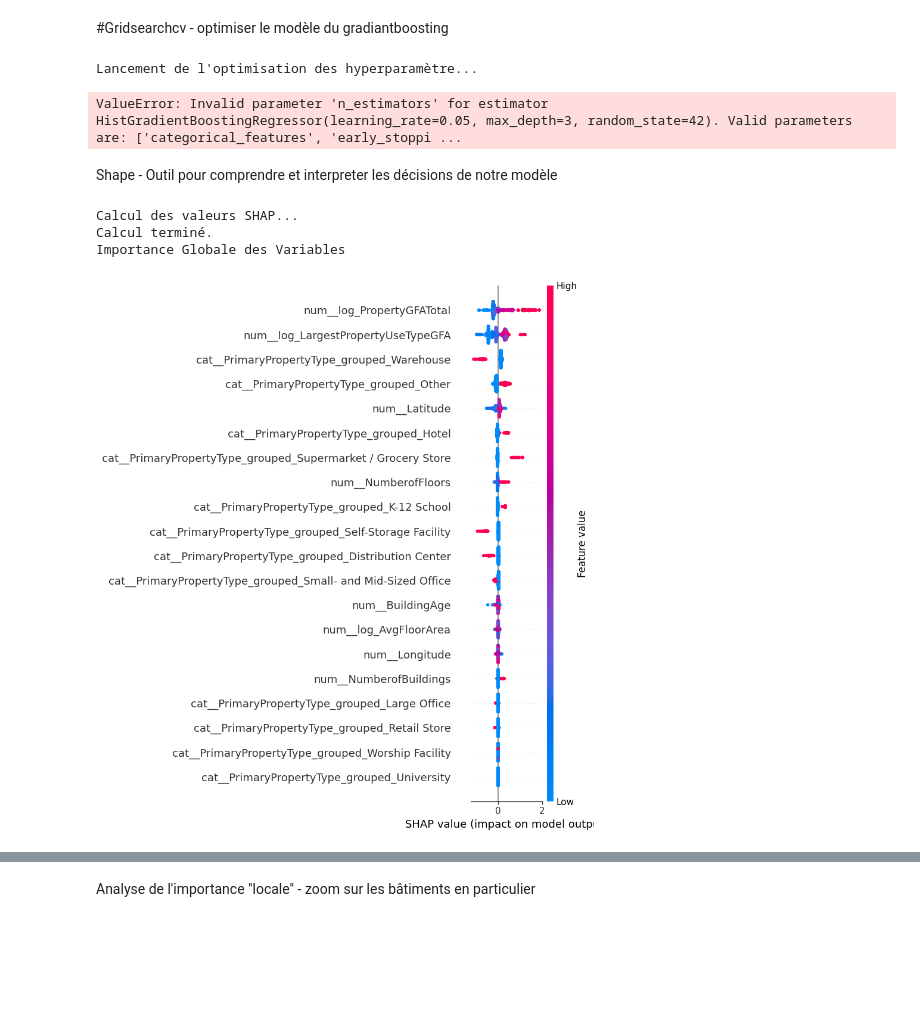
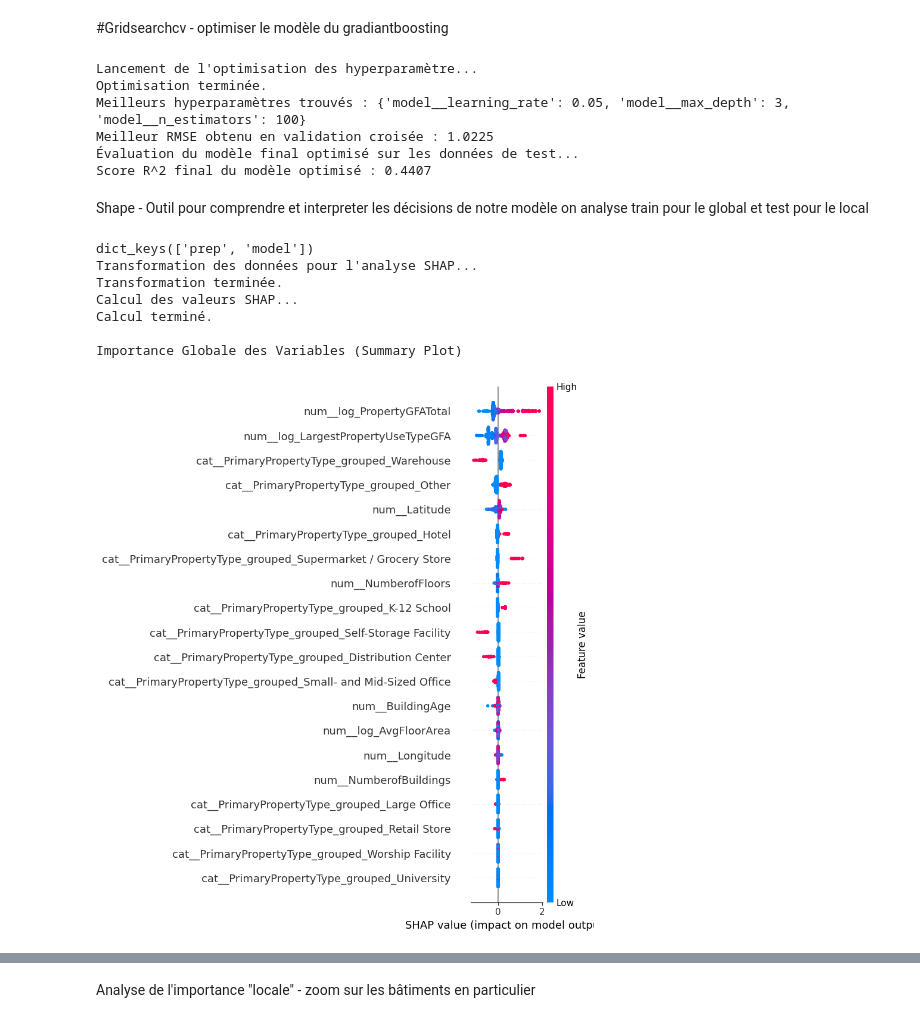
Before and after one commit to LudGold/P03_Pred_Energy_Needs_Building, a Jupyter notebook: Emission_Prediction_buildings.ipynb, the cells around one changed output, grey strips where cells are left out. Drawn from its saved outputs; the diff is of its cells as text; code cells hidden in the pictures; blank space fills up the shorter version.

```diff
--- a/Emission_Prediction_buildings.ipynb
+++ b/Emission_Prediction_buildings.ipynb
@@ -277,8 +297,8 @@ Préparation des données
 # %%
 
 # Sélection X, y - X étant les variables retenues et y la cible
-X = df_work[num_cols + cat_cols].copy()
-y = df_work[target]
+X = df_engineered[numerical_features + categorical_features].copy()
+y = df_engineered[target]
 
 # Split train/test
 X_train, X_test, y_train, y_test = train_test_split(
@@ -1148,11 +876,13 @@ display(results_df)
 # %% [markdown]
 #Gridsearchcv - optimiser le modèle du gradiantboosting
 # %%
-#definition du pipeline à optimiser
-pipeline_to_improve = final_model
-# configuration de la validation croisée
-cv = KFold(n_splits=5, shuffle=True, random_state=42)
+
 # 2. Définir la grille d'hyperparamètres à tester pour le GradientBoosting
+pipeline_to_improve = Pipeline([
+    ('prep', preproc), # Assurez-vous que 'preprocessor' est bien défini
+    ('model', GradientBoostingRegressor(random_state=42))
+])
+
 # Le préfixe 'model__' est essentiel pour que GridSearchCV sache quel paramètre modifier.
 param_grid = {
     'model__n_estimators': [100, 200, 300],  # Teste avec différents nombres d'arbres
@@ -1192,33 +922,56 @@ final_r2_score = final_optimized_model.score(X_test, y_test)
 print(f"Score R^2 final du modèle optimisé : {final_r2_score:.4f}")
 # %% [output]
 Lancement de l'optimisation des hyperparamètre...
+Optimisation terminée.
+Meilleurs hyperparamètres trouvés : {'model__learning_rate': 0.05, 'model__max_depth': 3, 'model__n_estimators': 100}
+Meilleur RMSE obtenu en validation croisée : 1.0225
+Évaluation du modèle final optimisé sur les données de test...
+Score R^2 final du modèle optimisé : 0.4407
-ValueError: Invalid parameter 'n_estimators' for estimator HistGradientBoostingRegressor(learning_rate=0.05, max_depth=3, random_state=42). Valid parameters are: ['categorical_features', 'early_stoppi ...
 # %% [markdown]
 Shape - Outil pour comprendre et interpreter les décisions de notre modèle
+on analyse train pour le global et test pour le local
 # %%
-# 1. Récupérer le préprocesseur et le modèle final entraînés depuis votre pipeline
-preprocessor = gs_final.best_estimator_.named_steps['preprocessor']
+#  Récupérer le préprocesseur et le modèle final
+# 'gs_final' est le GridSearchCV entraîné
+print(gs_final.best_estimator_.named_steps.keys())
+preproc = gs_final.best_estimator_.named_steps['prep']
 final_model = gs_final.best_estimator_.named_steps['model']
 
-# 2. Transformer les données d'entraînement pour que SHAP comprenne les colonnes finales
-X_train_transformed = preprocessor.transform(X_train)
-# Récupérer les noms des colonnes après encodage pour les graphiques
-feature_names = preprocessor.get_feature_names_out()
 
-# 3. Créer un "explainer" SHAP
-# Pour les modèles en arbres comme GradientBoosting, TreeExplainer est le plus efficace
+#  Transformer les données et les stocker dans un DataFrame
+# AMÉLIORATION : On crée un DataFrame pour que les noms de colonnes soient directement liés aux données.
+print("Transformation des données pour l'analyse SHAP...")
+feature_names = preproc.get_feature_names_out()
+X_train_transformed_df = pd.DataFrame(
+    preproc.transform(X_train),
+    columns=feature_names,
+    index=X_train.index
+)
+print("Transformation terminée.")
+
+
+# Créer un "explainer" SHAP
 explainer = shap.TreeExplainer(final_model)
 
-# 4. Calculer les valeurs SHAP sur les données transformées
+# Calculer les valeurs SHAP
+# AMÉLIORATION : On passe le DataFrame à l'explainer.
 print("Calcul des valeurs SHAP...")
-shap_values = explainer.shap_values(X_train_transformed)
+shap_values = explainer.shap_values(X_train_transformed_df)
 print("Calcul terminé.")
 
-# 5. Visualiser l'importance globale avec un "summary plot"
-print("Importance Globale des Variables")
-shap.summary_plot(shap_values, X_train_transformed, feature_names=feature_names)
+
+#  Visualiser l'importance globale avec un "summary plot"
+print("\nImportance Globale des Variables (Summary Plot)")
+# AMÉLIORATION : On passe le DataFrame au summary_plot.
+# Il n'y a plus besoin du paramètre 'feature_names' car il les prend directement du DataFrame.
+
+shap.summary_plot(shap_values, X_train_transformed_df)
 # %% [output]
+dict_keys(['prep', 'model'])
+Transformation des données pour l'analyse SHAP...
+Transformation terminée.
 Calcul des valeurs SHAP...
 Calcul terminé.
-Importance Globale des Variables
+
+Importance Globale des Variables (Summary Plot)
-[figure, old version]
+[figure, new version]
```
Also changed, not shown: parts of 41 cells of this notebook.
